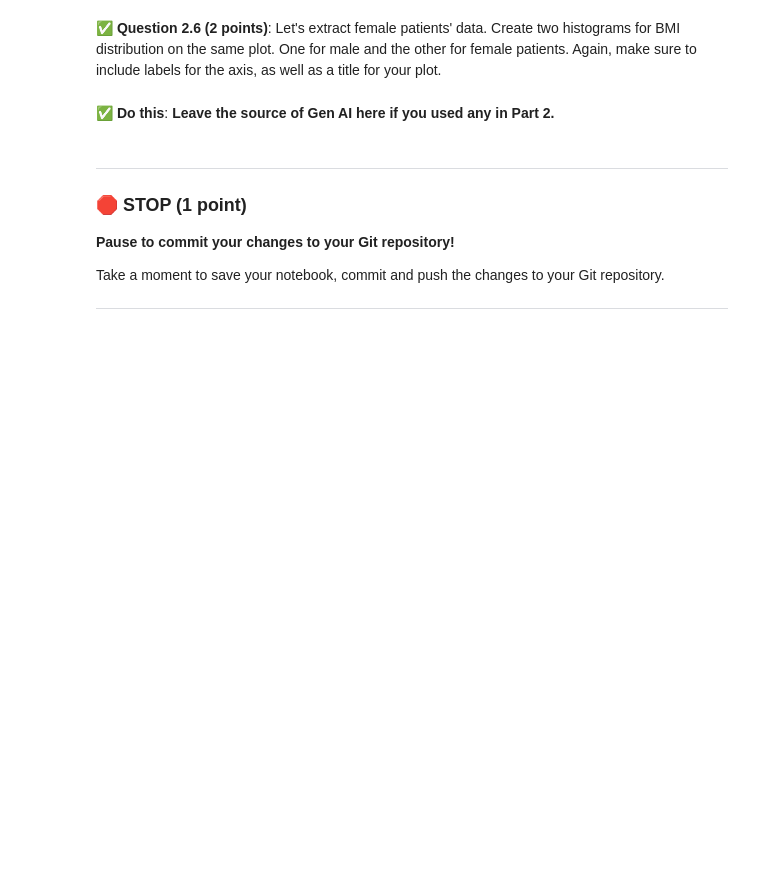
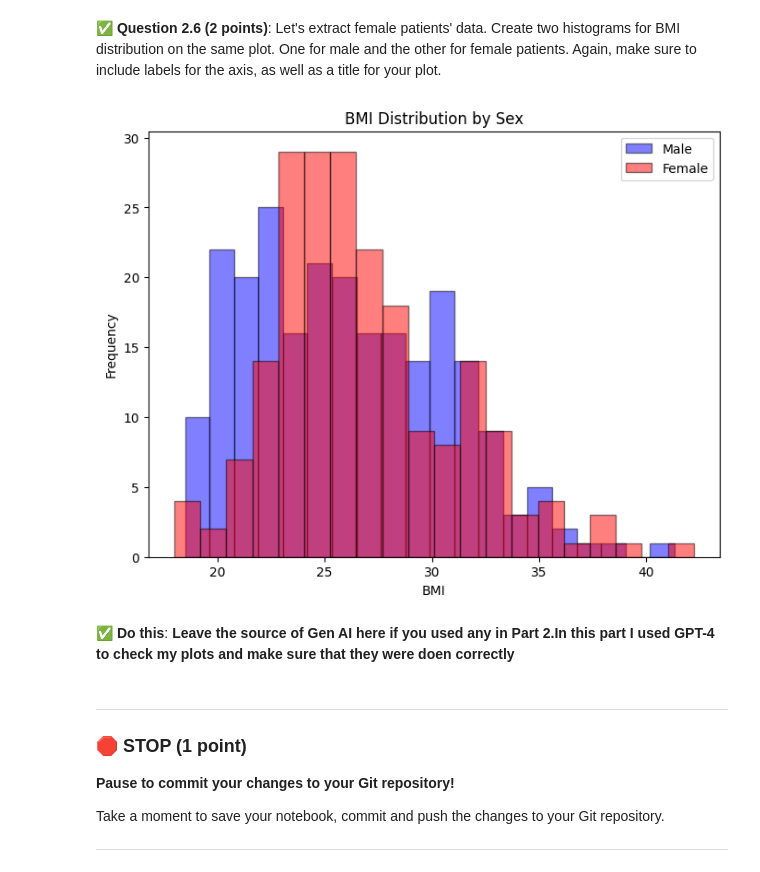
Before and after one commit to Andrew00-jpg/CMSE202-f25-turnin, a Jupyter notebook: midterm/CMSE202-Midterm-Section003-aes.ipynb, the cells around one changed output. Saved outputs shown, nothing was run; the diff lists cells and outputs as text; code cells hidden in the pictures; blank space fills up the shorter version.

Commit message:
Part 2

```diff
--- a/midterm/CMSE202-Midterm-Section003-aes.ipynb
+++ b/midterm/CMSE202-Midterm-Section003-aes.ipynb
@@ -82,8 +139,26 @@ Download the files using `curl` and the links (`https://raw.githubusercontent.co
 Create two histograms for BMI distribution on the same plot. One for male and the other for female patients. Again, make sure to include labels for the axis, as well as a title for your plot.
 # %%
 ### Put your code here
+
+# Filter dataset for male and female
+male_patients = df[df['SEX'] == 1]
+female_patients = df[df['SEX'] == 2]
+
+# Create a histogram for BMI distribution
+plt.figure(figsize=(8, 6))
+plt.hist(male_patients['BMI'], bins=20, alpha=0.5, label='Male', color='blue', edgecolor='black')
+plt.hist(female_patients['BMI'], bins=20, alpha=0.5, label='Female', color='red', edgecolor='black')
+
+# Adding labels and title
+plt.xlabel('BMI')
+plt.ylabel('Frequency')
+plt.title('BMI Distribution by Sex')
+plt.legend()
+plt.show()
+# %% [output]
+[figure, added]
 # %% [markdown]
-&#9989; **Do this**: **Leave the source of Gen AI here if you used any in Part 2.**
+&#9989; **Do this**: **Leave the source of Gen AI here if you used any in Part 2.In this part I used GPT-4 to check my plots and make sure that they were doen correctly**
 # %% [markdown]
 ---
 ### &#128721; STOP (1 point)
```
Also changed, not shown: parts of 9 cells of this notebook, 1 other file.
